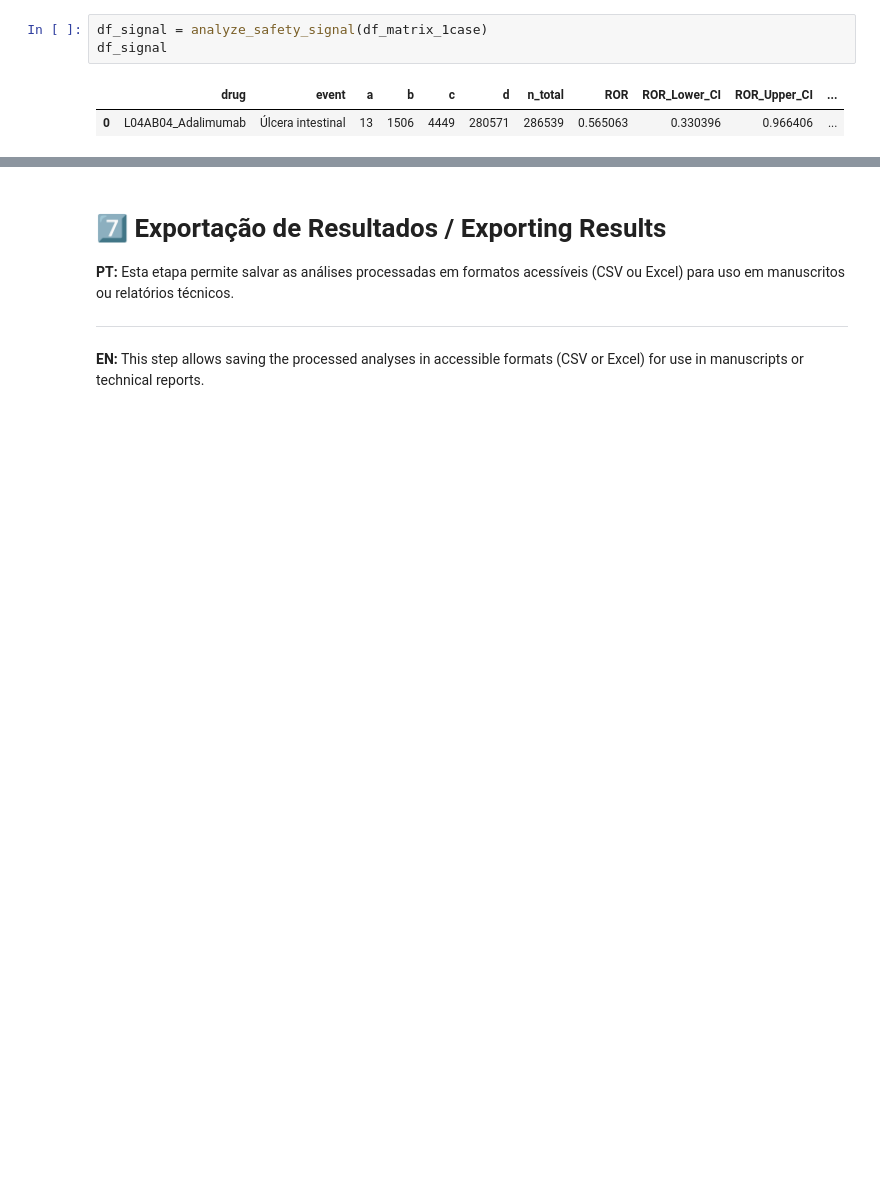
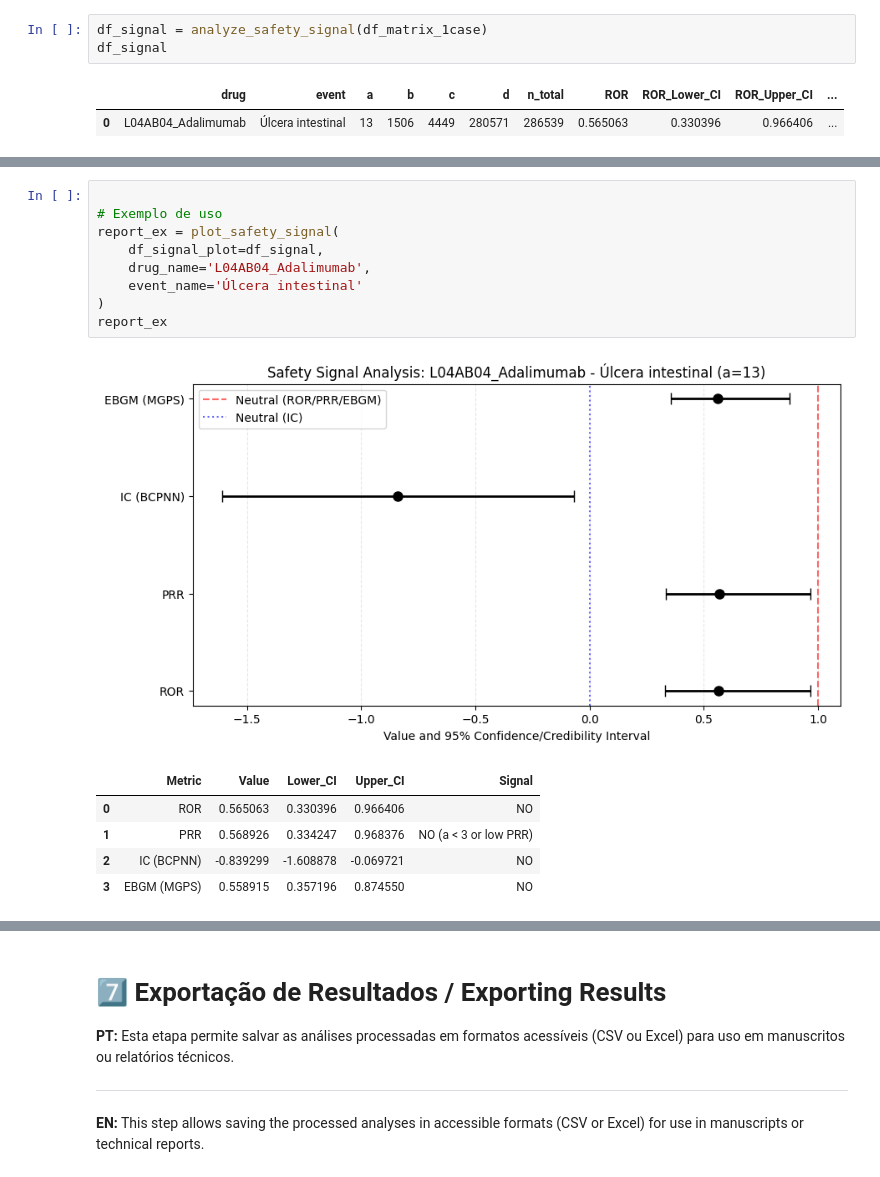
Before and after one commit to mlab-inf-ufrgs/vigimed, a Jupyter notebook: eda/disproportionality_analysis/Projeto_Vigimed_Cálculos_de_desproprocionalidade.ipynb, the cells around one changed output, grey strips where cells are left out. Cells and saved outputs as stored; diff of their text form; blank space fills up the shorter version.

```diff
--- a/eda/disproportionality_analysis/Projeto_Vigimed_Cálculos_de_desproprocionalidade.ipynb
+++ b/eda/disproportionality_analysis/Projeto_Vigimed_Cálculos_de_desproprocionalidade.ipynb
@@ -655,0 +661,16 @@ plt.show()
+# %%
+
+# Exemplo de uso
+report_ex = plot_safety_signal(
+    df_signal_plot=df_signal,
+    drug_name='L04AB04_Adalimumab',
+    event_name='Úlcera intestinal'
+)
+report_ex
+# %% [output]
+[figure, added]
+|  | Metric | Value | Lower_CI | Upper_CI | Signal |
+| 0 | ROR | 0.565063 | 0.330396 | 0.966406 | NO |
+| 1 | PRR | 0.568926 | 0.334247 | 0.968376 | NO (a < 3 or low PRR) |
+| 2 | IC (BCPNN) | -0.839299 | -1.608878 | -0.069721 | NO |
+| 3 | EBGM (MGPS) | 0.558915 | 0.357196 | 0.874550 | NO |
```
Also changed, not shown: parts of 7 cells of this notebook, 3 other files.
